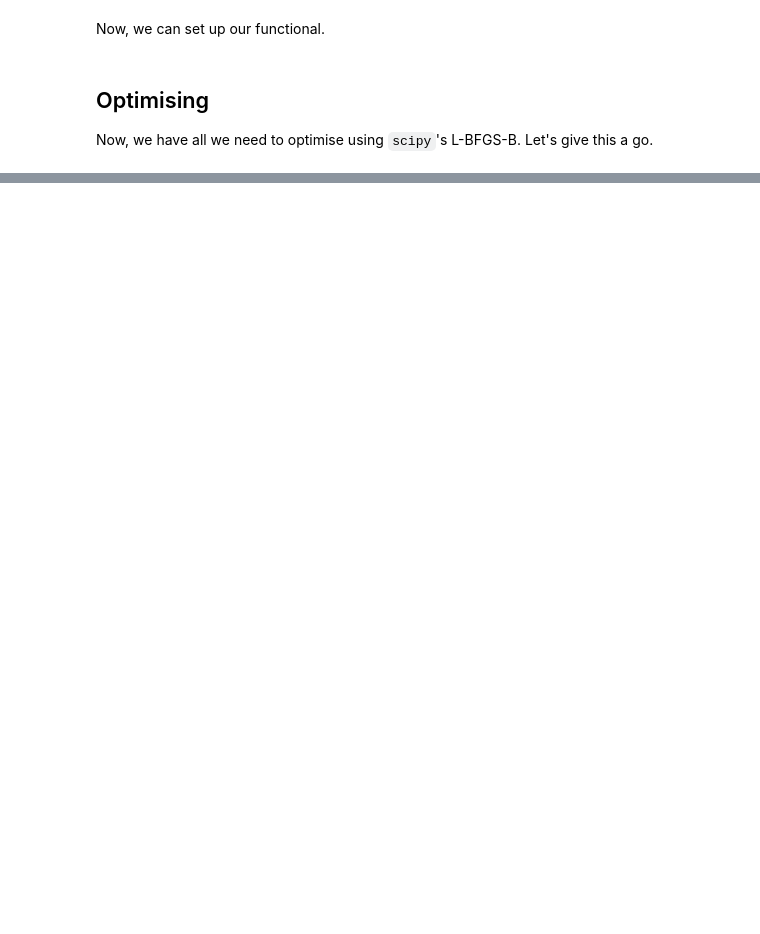
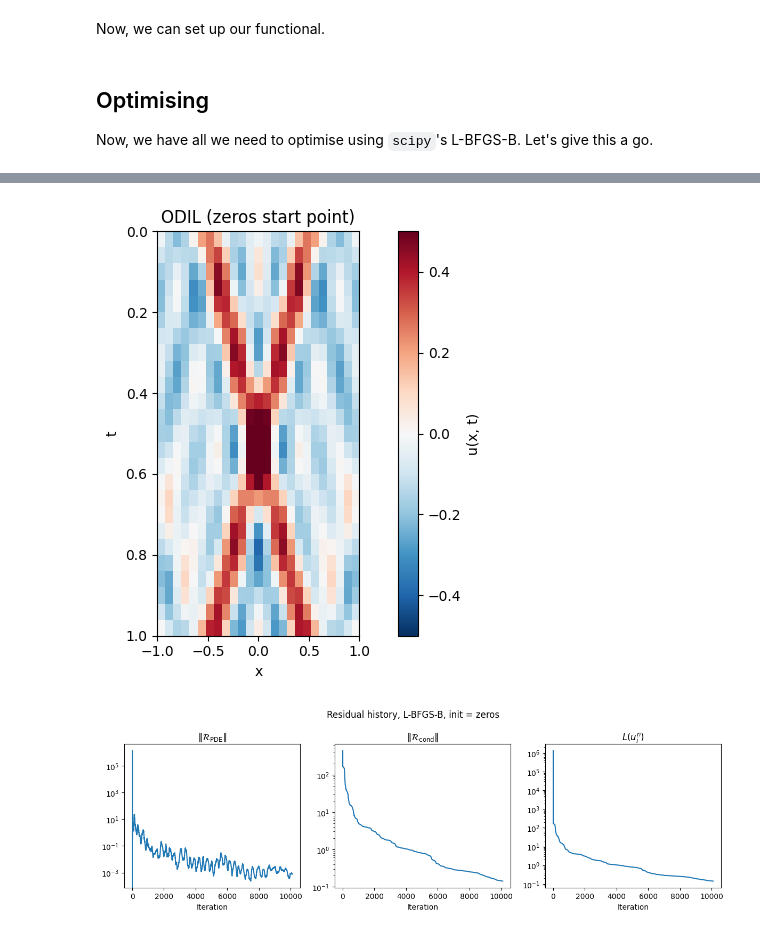
Before and after one commit to Commit2Cosmos/Transcranial-Ultrasound-ODIL, a Jupyter notebook: notebooks/reproduction/odil.ipynb, the cells around one changed output, grey strips where cells are left out. Cells and saved outputs as stored; diff of their text form; code cells hidden in the pictures; blank space fills up the shorter version.

```diff
--- a/notebooks/reproduction/odil.ipynb
+++ b/notebooks/reproduction/odil.ipynb
@@ -205,6 +205,7 @@ import jax.numpy as jnp
 class DiscretePDELoss:
     def __init__(self, u: Wavefield):
         self.u = u
+        self.history = {'R_pde': [], 'R_cond': [], "L": []}
 
     # call to pass to scipy.optimize
     def __call__(self, params: jnp.ndarray) -> float:
@@ -212,9 +213,19 @@ class DiscretePDELoss:
 
     # evaluate full loss
     def evaluate(self, params: jnp.ndarray) -> float:
-        R_pde = self._R_pde(params)
-        R_cond = self._R_cond(params)
-        return jnp.sum(R_pde**2) + jnp.sum(R_cond**2)
+        R_pde = jnp.sum(self._R_pde(params)**2)
+        R_cond = jnp.sum(self._R_cond(params)**2)
+        L = R_pde + R_cond
+
+        # jax.debug.callback executes at runtime rather than trace time, so the
+        # values passed in are concrete arrays rather than GradTracer objects
+        def _log(r_pde_norm, r_cond_norm, l):
+            self.history['R_pde'].append(float(r_pde_norm))
+            self.history['R_cond'].append(float(r_cond_norm))
+            self.history['L'].append(float(l))
+
+        jax.debug.callback(_log, jnp.sqrt(jnp.sum(R_pde**2)), jnp.sqrt(jnp.sum(R_cond**2)), L)
+        return L
 
     # pde residual component
     def _R_pde(self, params):
@@ -250,6 +261,24 @@ class DiscretePDELoss:
             p[:, 0]  - g_n_0,
             p[:, -1] - g_n_I,
         ])
+
+    # plot residual history
+    def plot_history(self, title: str="Residual history"):
+        if len(self.history['R_pde']) == 0:
+            raise BufferError("Detected history of length 0. Please optimise before trying to plot.")
+        fig, axs = plt.subplots(1, 3, figsize=(12, 4))
+        titles = [r"$\|\mathcal{R}_\mathrm{PDE}\|$", r"$\|\mathcal{R}_\mathrm{cond}\|$", r"$L(u_i^n)$"]
+        iters = np.arange(len(self.history["R_pde"]) / 2)
+
+        for ax, t, key in zip(axs, titles, ['R_pde', 'R_cond', 'L']):
+            ax.plot(iters, self.history[key][::2])
+            ax.set_xlabel("Iteration")
+            ax.set_title(t)
+            ax.set_yscale("log")
+
+        fig.suptitle(title)
+        plt.tight_layout()
+        plt.show()
 # %% [markdown]
 ## Optimising
 
@@ -259,4 +331,3 @@ import scipy.optimize as scopt
 # %%
-# setup and optimise
-u = Wavefield() # instantiate with zeros
-functional = DiscretePDELoss(u)
+run_odil(init_values='zeros', field_plot_title="ODIL (zeros start point)", history_plot_title="Residual history, L-BFGS-B, init = zeros")
+# %% [output]
@@ -262,0 +336,2 @@ functional = DiscretePDELoss(u)
+[figure, added]
+[figure, added]
```
Also changed, not shown: parts of 8 cells of this notebook.
